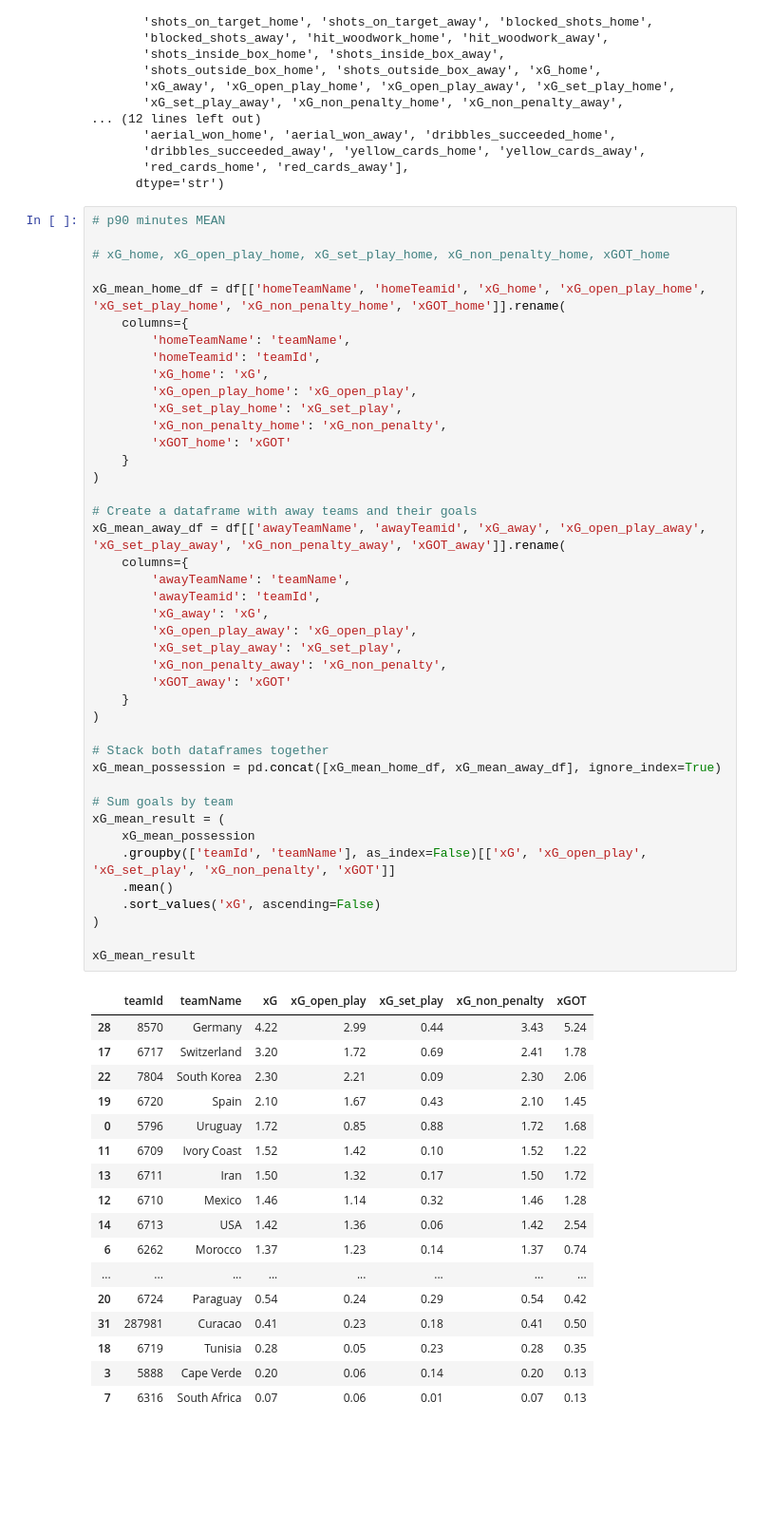
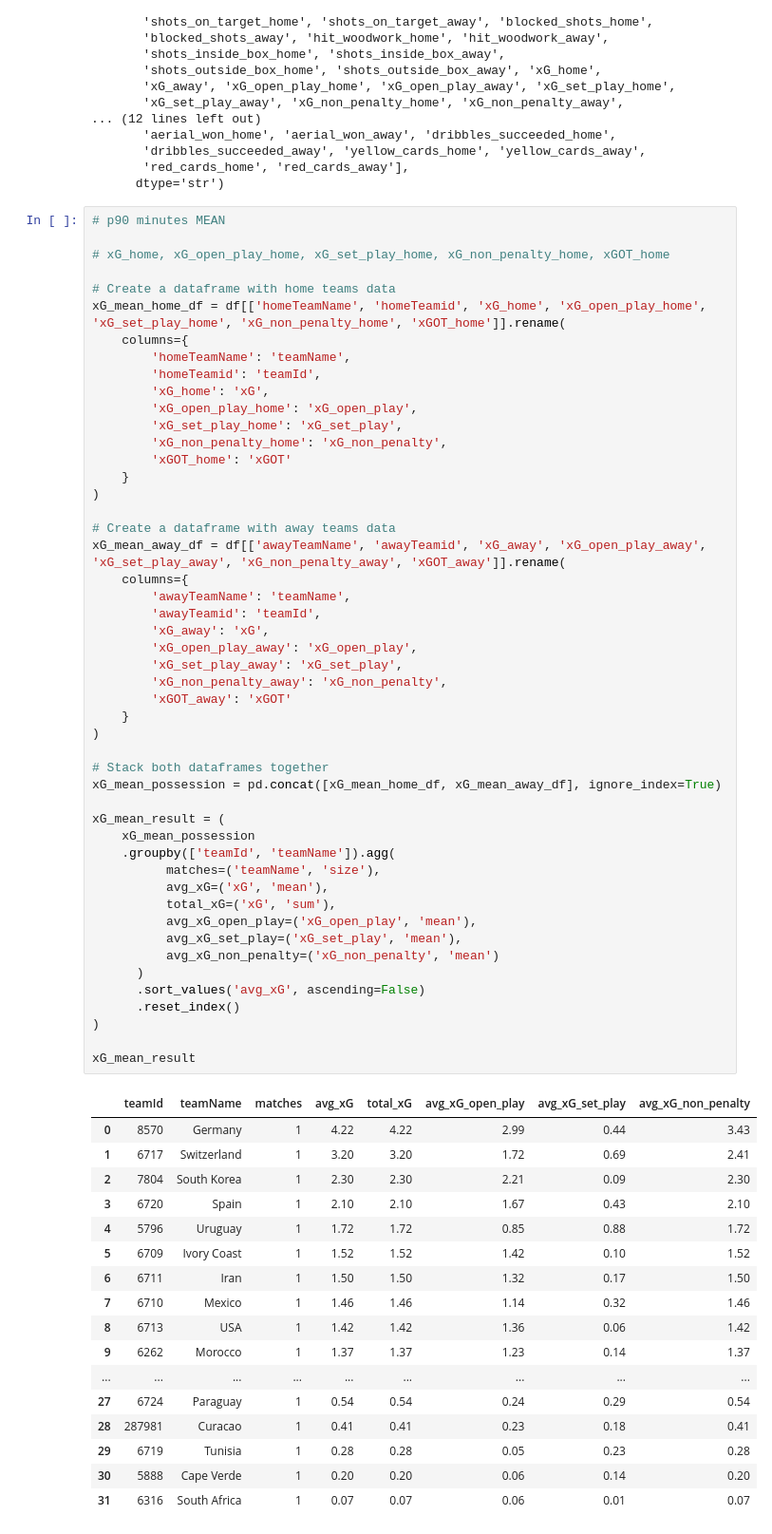
Before and after one commit to bolaxel/wcup26, a Jupyter notebook: cleaning.ipynb, the cells around one changed output. Shown at 95% size. Saved outputs shown, nothing was run; the diff lists cells and outputs as text; blank space fills up the shorter version.

```diff
--- a/cleaning.ipynb
+++ b/cleaning.ipynb
@@ -47,61 +47,68 @@ Index(['matchId', 'matchRound', 'homeTeamName', 'homeTeamid', 'awayTeamName',
 
 # xG_home, xG_open_play_home, xG_set_play_home, xG_non_penalty_home, xGOT_home
 
+# Create a dataframe with home teams data
 xG_mean_home_df = df[['homeTeamName', 'homeTeamid', 'xG_home', 'xG_open_play_home', 'xG_set_play_home', 'xG_non_penalty_home', 'xGOT_home']].rename(
     columns={
         'homeTeamName': 'teamName',
         'homeTeamid': 'teamId',
         'xG_home': 'xG',
         'xG_open_play_home': 'xG_open_play',
         'xG_set_play_home': 'xG_set_play',
         'xG_non_penalty_home': 'xG_non_penalty',
         'xGOT_home': 'xGOT'
     }
 )
 
-# Create a dataframe with away teams and their goals
+# Create a dataframe with away teams data
 xG_mean_away_df = df[['awayTeamName', 'awayTeamid', 'xG_away', 'xG_open_play_away', 'xG_set_play_away', 'xG_non_penalty_away', 'xGOT_away']].rename(
     columns={
         'awayTeamName': 'teamName',
         'awayTeamid': 'teamId',
         'xG_away': 'xG',
         'xG_open_play_away': 'xG_open_play',
         'xG_set_play_away': 'xG_set_play',
         'xG_non_penalty_away': 'xG_non_penalty',
         'xGOT_away': 'xGOT'
     }
 )
 
 # Stack both dataframes together
 xG_mean_possession = pd.concat([xG_mean_home_df, xG_mean_away_df], ignore_index=True)
 
-# Sum goals by team
 xG_mean_result = (
     xG_mean_possession
-    .groupby(['teamId', 'teamName'], as_index=False)[['xG', 'xG_open_play', 'xG_set_play', 'xG_non_penalty', 'xGOT']]
-    .mean()
-    .sort_values('xG', ascending=False)
+    .groupby(['teamId', 'teamName']).agg(
+          matches=('teamName', 'size'),
+          avg_xG=('xG', 'mean'),
+          total_xG=('xG', 'sum'),
+          avg_xG_open_play=('xG_open_play', 'mean'),
+          avg_xG_set_play=('xG_set_play', 'mean'),
+          avg_xG_non_penalty=('xG_non_penalty', 'mean')
+      )
+      .sort_values('avg_xG', ascending=False)
+      .reset_index()
 )
 
 xG_mean_result
 # %% [output]
-|  | teamId | teamName | xG | xG_open_play | xG_set_play | xG_non_penalty | xGOT |
-| 28 | 8570 | Germany | 4.22 | 2.99 | 0.44 | 3.43 | 5.24 |
-| 17 | 6717 | Switzerland | 3.20 | 1.72 | 0.69 | 2.41 | 1.78 |
-| 22 | 7804 | South Korea | 2.30 | 2.21 | 0.09 | 2.30 | 2.06 |
-| 19 | 6720 | Spain | 2.10 | 1.67 | 0.43 | 2.10 | 1.45 |
-| 0 | 5796 | Uruguay | 1.72 | 0.85 | 0.88 | 1.72 | 1.68 |
-| 11 | 6709 | Ivory Coast | 1.52 | 1.42 | 0.10 | 1.52 | 1.22 |
-| 13 | 6711 | Iran | 1.50 | 1.32 | 0.17 | 1.50 | 1.72 |
-| 12 | 6710 | Mexico | 1.46 | 1.14 | 0.32 | 1.46 | 1.28 |
-| 14 | 6713 | USA | 1.42 | 1.36 | 0.06 | 1.42 | 2.54 |
-| 6 | 6262 | Morocco | 1.37 | 1.23 | 0.14 | 1.37 | 0.74 |
-| ... | ... | ... | ... | ... | ... | ... | ... |
-| 20 | 6724 | Paraguay | 0.54 | 0.24 | 0.29 | 0.54 | 0.42 |
-| 31 | 287981 | Curacao | 0.41 | 0.23 | 0.18 | 0.41 | 0.50 |
-| 18 | 6719 | Tunisia | 0.28 | 0.05 | 0.23 | 0.28 | 0.35 |
-| 3 | 5888 | Cape Verde | 0.20 | 0.06 | 0.14 | 0.20 | 0.13 |
-| 7 | 6316 | South Africa | 0.07 | 0.06 | 0.01 | 0.07 | 0.13 |
+|  | teamId | teamName | matches | avg_xG | total_xG | avg_xG_open_play | avg_xG_set_play | avg_xG_non_penalty |
+| 0 | 8570 | Germany | 1 | 4.22 | 4.22 | 2.99 | 0.44 | 3.43 |
+| 1 | 6717 | Switzerland | 1 | 3.20 | 3.20 | 1.72 | 0.69 | 2.41 |
+| 2 | 7804 | South Korea | 1 | 2.30 | 2.30 | 2.21 | 0.09 | 2.30 |
+| 3 | 6720 | Spain | 1 | 2.10 | 2.10 | 1.67 | 0.43 | 2.10 |
+| 4 | 5796 | Uruguay | 1 | 1.72 | 1.72 | 0.85 | 0.88 | 1.72 |
+| 5 | 6709 | Ivory Coast | 1 | 1.52 | 1.52 | 1.42 | 0.10 | 1.52 |
+| 6 | 6711 | Iran | 1 | 1.50 | 1.50 | 1.32 | 0.17 | 1.50 |
+| 7 | 6710 | Mexico | 1 | 1.46 | 1.46 | 1.14 | 0.32 | 1.46 |
+| 8 | 6713 | USA | 1 | 1.42 | 1.42 | 1.36 | 0.06 | 1.42 |
+| 9 | 6262 | Morocco | 1 | 1.37 | 1.37 | 1.23 | 0.14 | 1.37 |
+| ... | ... | ... | ... | ... | ... | ... | ... | ... |
+| 27 | 6724 | Paraguay | 1 | 0.54 | 0.54 | 0.24 | 0.29 | 0.54 |
+| 28 | 287981 | Curacao | 1 | 0.41 | 0.41 | 0.23 | 0.18 | 0.41 |
+| 29 | 6719 | Tunisia | 1 | 0.28 | 0.28 | 0.05 | 0.23 | 0.28 |
+| 30 | 5888 | Cape Verde | 1 | 0.20 | 0.20 | 0.06 | 0.14 | 0.20 |
+| 31 | 6316 | South Africa | 1 | 0.07 | 0.07 | 0.06 | 0.01 | 0.07 |
 # %%
 # MEAN
 
```
Also changed, not shown: parts of 7 cells of this notebook.
